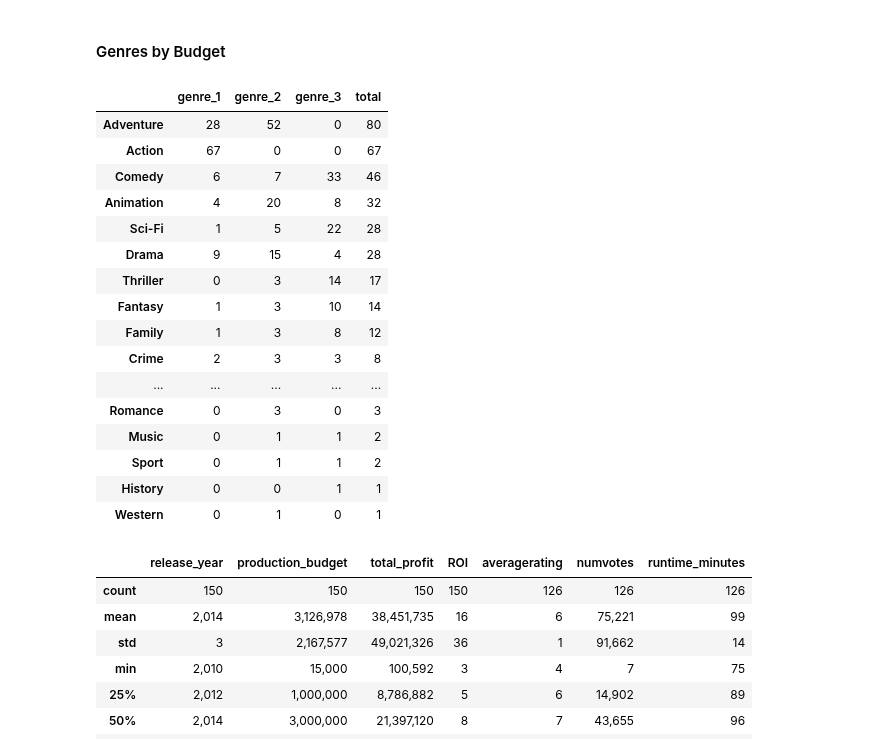
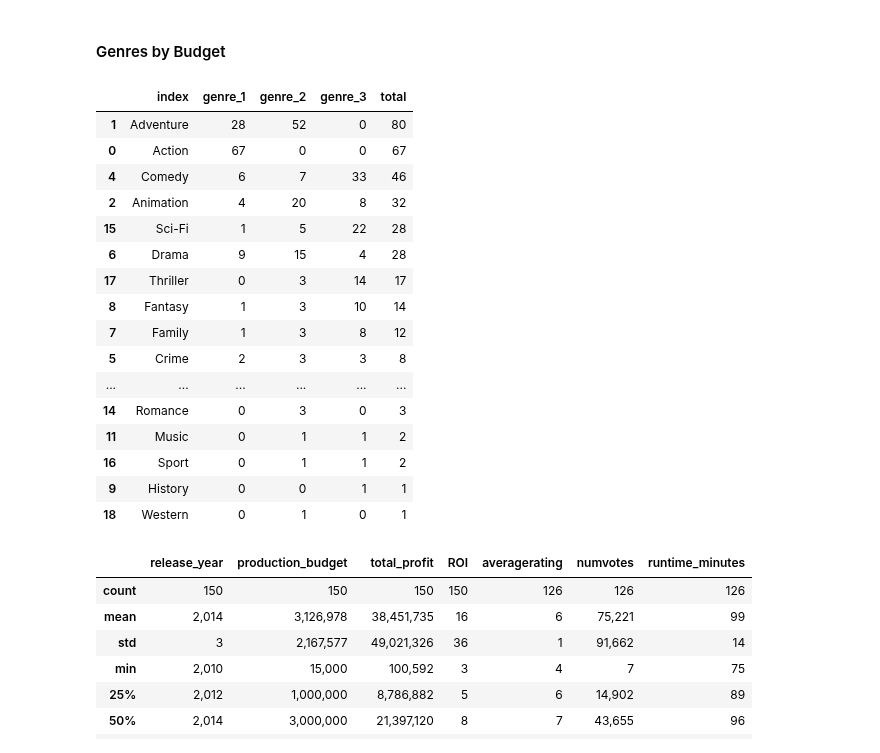
Before and after one commit to jxn628/dsc-phase-1-project, a Jupyter notebook: student.ipynb, the cells around one changed output. Saved outputs shown, nothing was run; the diff lists cells and outputs as text; code cells hidden in the pictures.

```diff
--- a/student.ipynb
+++ b/student.ipynb
@@ -1089,3 +1089,11 @@ profit_df.describe()
 | 50% | 2,014 | 16,000,000 | 8,495,213 | 1 | 6 | 38,694 | 103 |
 | 75% | 2,016 | 42,000,000 | 71,463,116 | 3 | 7 | 111,709 | 116 |
 | max | 2,019 | 410,600,000 | 1,748,134,200 | 416 | 9 | 1,841,066 | 189 |
+# %%
+#movies that did not make a profit
+loss_df= recent_movies_2010.sort_values('total_profit', ascending=True)
+loss_df = loss_df[0:800]
+# %%
+loss_genre_df = genre_df(loss_df)
+loss_genre_df = loss_genre_df.reset_index()
+loss_genre_df.sort_values('total', ascending=False)
@@ -1091,0 +1118,11 @@ profit_df.describe()
+# %%
+df = loss_genre_df
+
+fig, ax = plt.subplots(figsize = (20,10))
+
+ax.bar(x=df['index'], height=df['total'], color='red')
+
+
+ax.set_xlabel('Genre Types')
+ax.set_ylabel('Number of Movies')
+ax.set_title('Genre Types Among Movies that Lost Money');
@@ -1102,6 +1141,7 @@ def genre_df(df): #function to get the value counts of the genre columns in a da
     genre_counts= genre_df.apply(pd.Series.value_counts)
     genre_df = genre_counts.fillna(0)
     genre_df['total'] = genre_counts.sum(axis=1)
+    genre_df = genre_df.reset_index()
     return genre_df
 # %%
 #looking at ALL movies to compare with TOP 500 movies
@@ -1328,25 +1480,26 @@ high_budget_roi.describe()
 # %%
 #These are the genres for the 150 highest budget movies out of the top 500 ROI
 high_budget_genres = genre_df(high_budget_roi)
+high_budget_genres = high_budget_genres.reset_index()
 high_budget_genres.sort_values('total', ascending=False)
 # %% [output]
-|  | genre_1 | genre_2 | genre_3 | total |
-| Adventure | 28 | 52 | 0 | 80 |
-| Action | 67 | 0 | 0 | 67 |
-| Comedy | 6 | 7 | 33 | 46 |
-| Animation | 4 | 20 | 8 | 32 |
-| Sci-Fi | 1 | 5 | 22 | 28 |
-| Drama | 9 | 15 | 4 | 28 |
-| Thriller | 0 | 3 | 14 | 17 |
-| Fantasy | 1 | 3 | 10 | 14 |
-| Family | 1 | 3 | 8 | 12 |
-| Crime | 2 | 3 | 3 | 8 |
-| ... | ... | ... | ... | ... |
-| Romance | 0 | 3 | 0 | 3 |
-| Music | 0 | 1 | 1 | 2 |
-| Sport | 0 | 1 | 1 | 2 |
-| History | 0 | 0 | 1 | 1 |
-| Western | 0 | 1 | 0 | 1 |
+|  | index | genre_1 | genre_2 | genre_3 | total |
+| 1 | Adventure | 28 | 52 | 0 | 80 |
+| 0 | Action | 67 | 0 | 0 | 67 |
+| 4 | Comedy | 6 | 7 | 33 | 46 |
+| 2 | Animation | 4 | 20 | 8 | 32 |
+| 15 | Sci-Fi | 1 | 5 | 22 | 28 |
+| 6 | Drama | 9 | 15 | 4 | 28 |
+| 17 | Thriller | 0 | 3 | 14 | 17 |
+| 8 | Fantasy | 1 | 3 | 10 | 14 |
+| 7 | Family | 1 | 3 | 8 | 12 |
+| 5 | Crime | 2 | 3 | 3 | 8 |
+| ... | ... | ... | ... | ... | ... |
+| 14 | Romance | 0 | 3 | 0 | 3 |
+| 11 | Music | 0 | 1 | 1 | 2 |
+| 16 | Sport | 0 | 1 | 1 | 2 |
+| 9 | History | 0 | 0 | 1 | 1 |
+| 18 | Western | 0 | 1 | 0 | 1 |
 # %%
 low_budget_roi.describe()
 # %% [output]
```
Also changed, not shown: parts of 11 cells of this notebook.
